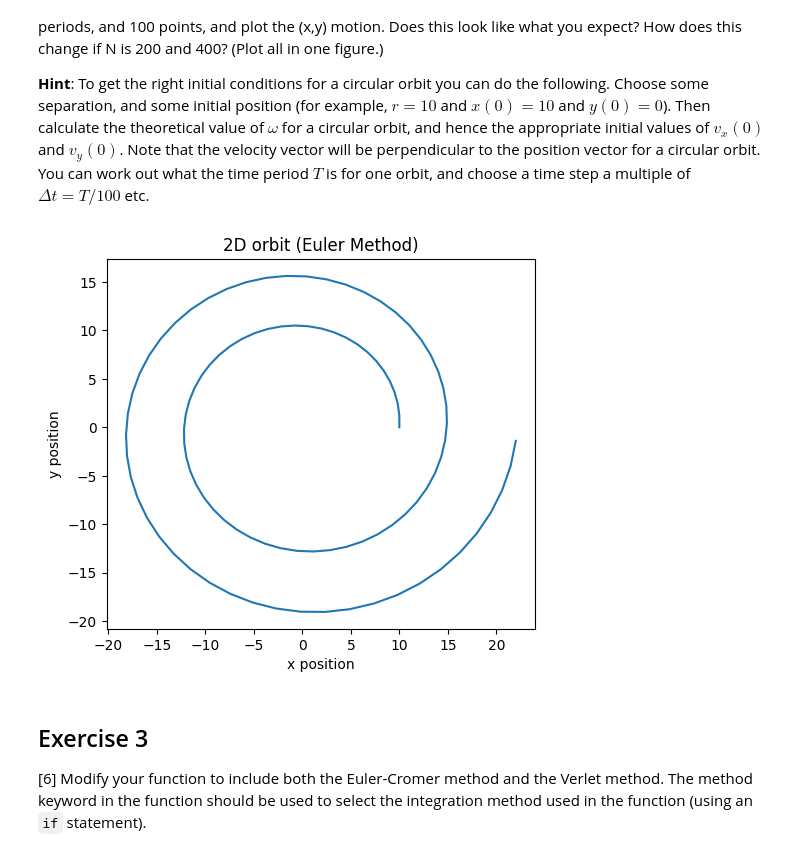
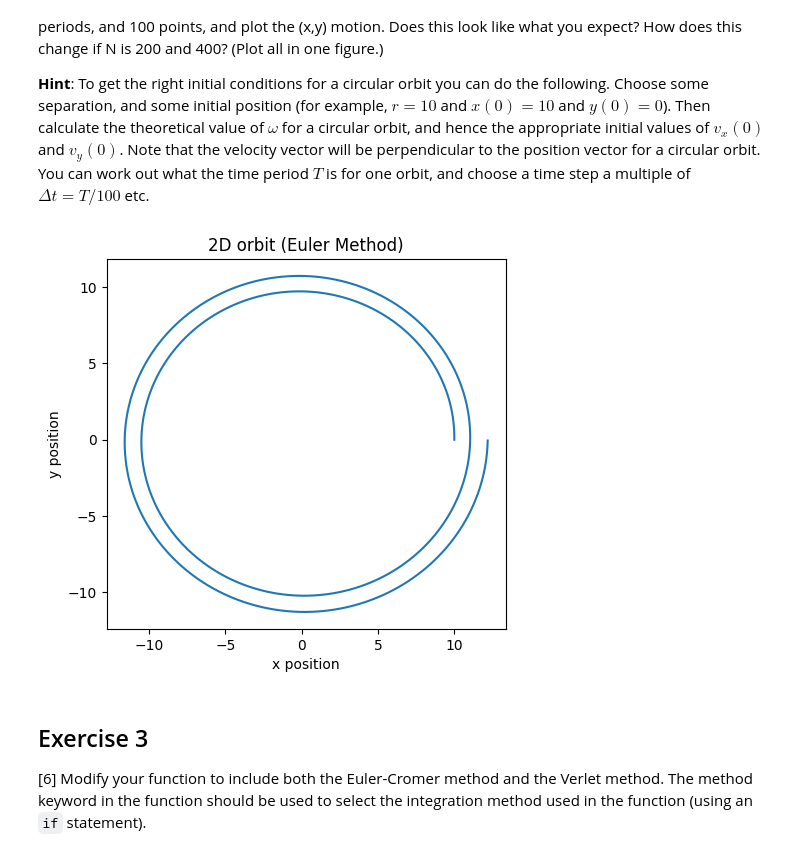
Before and after one commit to PX2145-2025/week-9-b-Finlay-Hall, a Jupyter notebook: ODEs_2.ipynb, the cells around one changed output. Saved outputs shown, nothing was run; the diff lists cells and outputs as text; code cells hidden in the pictures.

```diff
--- a/ODEs_2.ipynb
+++ b/ODEs_2.ipynb
@@ -282,25 +282,25 @@ def orbit_solve (r0, v0, tmax, N, method = 'euler'):
 # %%
 r0 = [10,0] # set array for r0
 v0 = [0,0.3] # set array for v0
 r_mag = 10 # set value for r_mag
 tmax = 2*np.sqrt(4*np.pi**2*r_mag**3)
 # set parameters
-N = 100
+N = 400
 G = 1
 M = 1
 
 # call the orbit_solve function and store its results
 t, r, v = orbit_solve(r0, v0, tmax, N)
 
 # plot the x and y components of the position vector
 plt.plot(r[:,0], r[:,1])
 plt.xlabel("x position")
 plt.ylabel("y position")
 plt.title("2D orbit (Euler Method)")
 plt.gca().set_aspect('equal', adjustable='box') # to make the circular orbit look circular
 plt.show()
 # %% [output]
-[figure, old version]
+[figure, new version]
 # %% [markdown]
 ## Exercise 3
 
```
